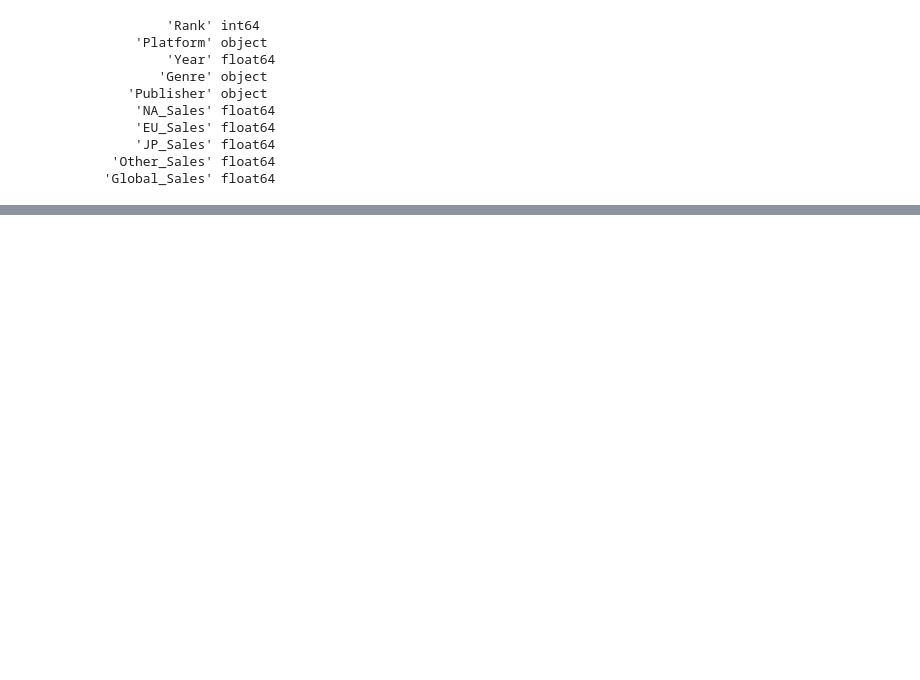
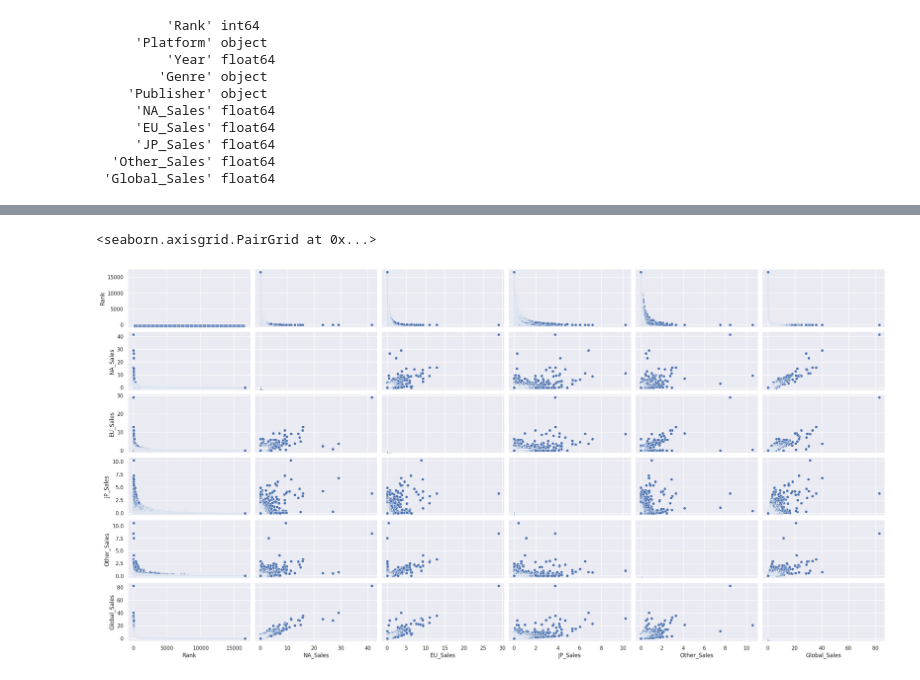
Before and after one commit to ebm7pc/ia4eng_project, a Jupyter notebook: 01 - exploracion y limpieza de datos.ipynb, the cells around one changed output, grey strips where cells are left out. Drawn from its saved outputs; the diff is of its cells as text; code cells hidden in the pictures; blank space fills up the shorter version.

```diff
--- a/01 - exploracion y limpieza de datos.ipynb
+++ b/01 - exploracion y limpieza de datos.ipynb
@@ -102,5 +138,11 @@ dtype: int64
 # %%
-cols1 = ['Rank', 'Year', 'NA_Sales', 'EU_Sales', 'JP_Sales', 'Other_Sales', 'Global_Sales']
-cols3 = ['Rank', 'Name', 'Platform', 'Year', 'Genre', 'Publisher', 'Global_Sales']
+### Analizando datos numéricos ###
+# a mayor ranking, mayores ventas, es algo directo y natural -- las ventas globales coinciden con las ventas regionales
+cols = ['Rank', 'NA_Sales', 'EU_Sales', 'JP_Sales', 'Other_Sales', 'Global_Sales']
+cols1 = ['Rank', 'NA_Sales', 'Global_Sales']
+cols3 = ['Rank', 'Platform', 'Genre', 'Publisher', 'Global_Sales']
 sns.set()
-#sns.pairplot(df[cols1])
+sns.pairplot(df[cols], height= 2, aspect = 2)
+# %% [output]
+<seaborn.axisgrid.PairGrid at 0x...>
+[figure, added]
```
Also changed, not shown: parts of 27 cells of this notebook.
